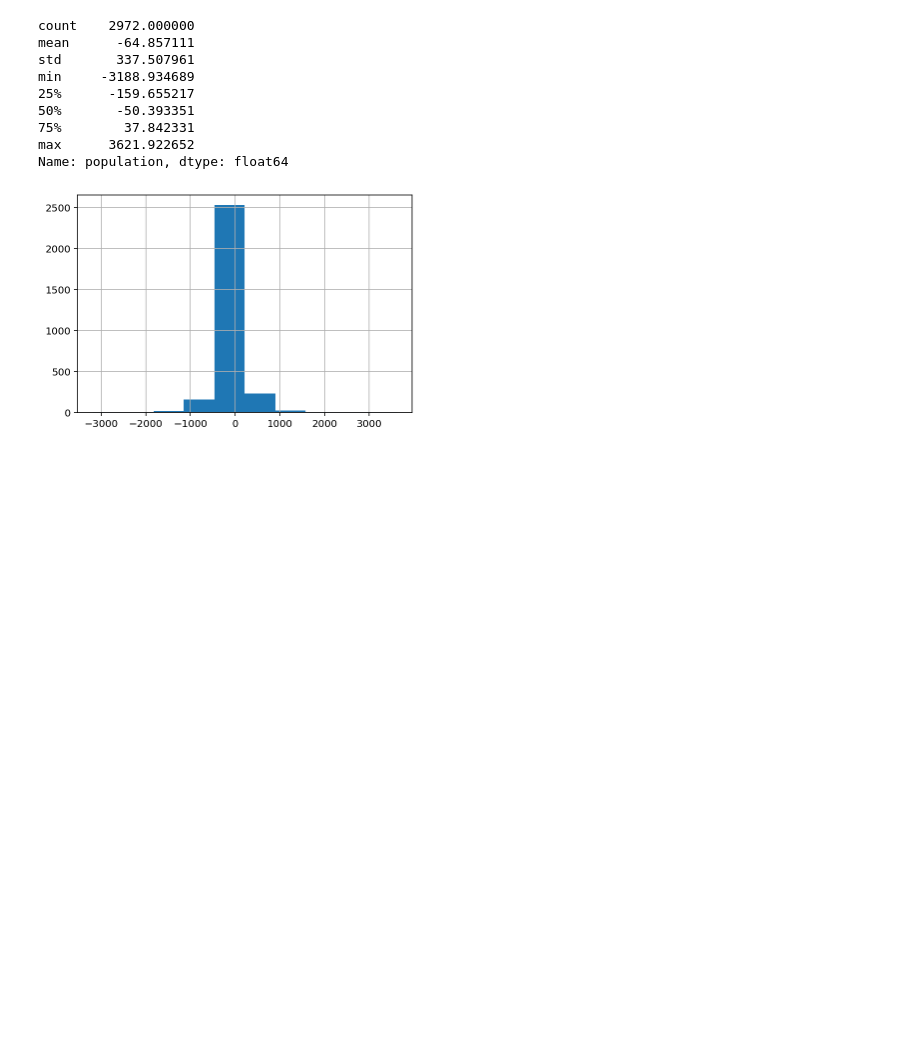
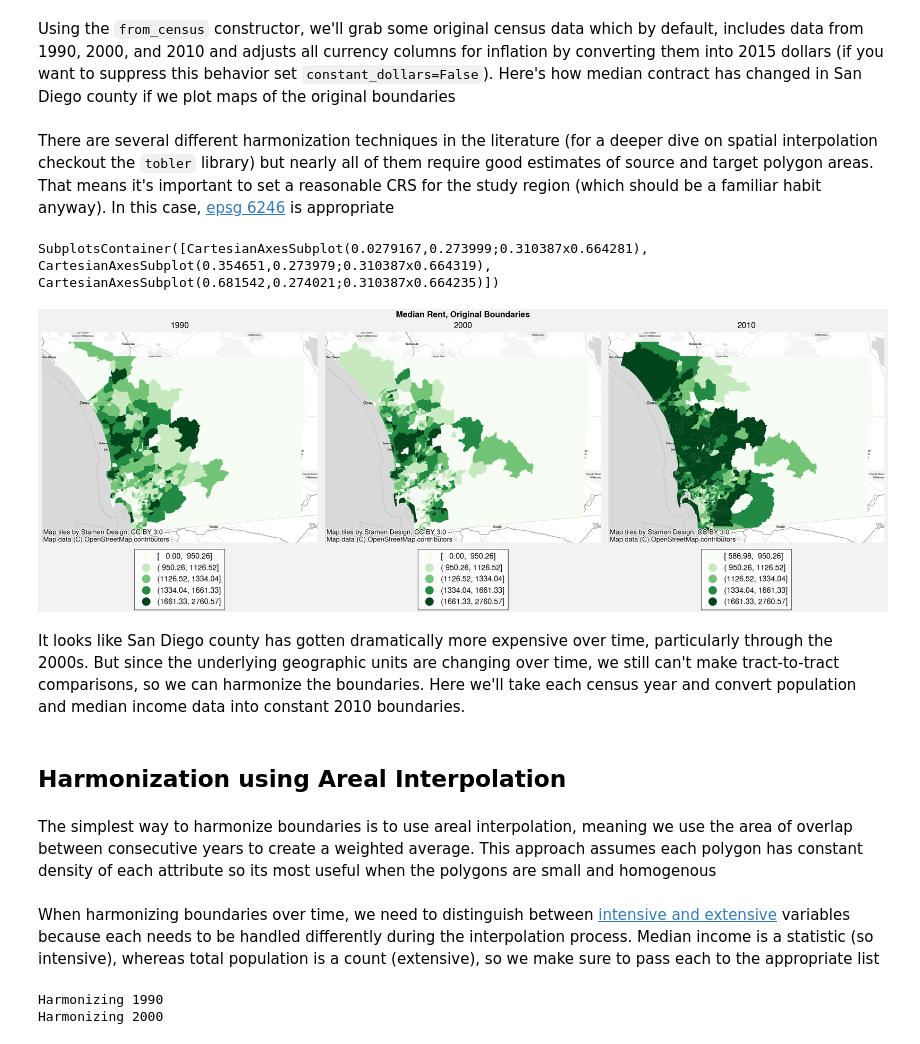
Before and after one commit to spatialucr/geosnap-guide, a Jupyter notebook: _sources/content/03_harmonizing_community_boundaries.ipynb, the cells around one changed output. Cells and saved outputs as stored; diff of their text form; code cells hidden in the pictures; blank space fills up the shorter version.

```diff
--- a/_sources/content/03_harmonizing_community_boundaries.ipynb
+++ b/_sources/content/03_harmonizing_community_boundaries.ipynb
@@ -86,16 +11,36 @@ Name: population, dtype: float64
-# %%
-diff = test.population - interpolated_raster.population
-
-diff.hist()
-diff.describe()
-# %% [output]
-count    2972.000000
-mean      -64.857111
-std       337.507961
-min     -3188.934689
-25%      -159.655217
-50%       -50.393351
-75%        37.842331
-max      3621.922652
-Name: population, dtype: float64
-[figure, removed]
+# %% [markdown]
+Using the `from_census` constructor, we'll grab some original census data which by default, includes data from 1990, 2000, and 2010 and adjusts all currency columns for inflation by converting them into 2015 dollars (if you want to suppress this behavior set `constant_dollars=False`). Here's how median contract has changed in San Diego county if we plot maps of the original boundaries
+# %%
+sd = Community.from_census(county_fips="06073")
+# %% [markdown]
+There are several different harmonization techniques in the literature (for a deeper dive on spatial interpolation checkout the `tobler` library) but nearly all of them require good estimates of source and target polygon areas. That means it's important to set a reasonable CRS for the study region (which should be a familiar habit anyway). In this case, [epsg 6246](https://epsg.io/6246) is appropriate
+# %%
+sd.gdf = sd.gdf.to_crs(6426)
+# %%
+sd.plot_timeseries(
+    "median_contract_rent", title="Median Rent, Original Boundaries",
+    cmap='Greens',
+    dpi=200,
+    figsize=(14,5)
+)
+# %% [output]
+SubplotsContainer([CartesianAxesSubplot(0.0279167,0.273999;0.310387x0.664281), CartesianAxesSubplot(0.354651,0.273979;0.310387x0.664319), CartesianAxesSubplot(0.681542,0.274021;0.310387x0.664235)])
+[figure, added]
+# %% [markdown]
+It looks like San Diego county has gotten dramatically more expensive over time, particularly through the 2000s. But since the underlying geographic units are changing over time, we still can't make tract-to-tract comparisons, so we can harmonize the boundaries. Here we'll take each census year and convert population and median income data into constant 2010 boundaries.
+# %% [markdown]
+## Harmonization using Areal Interpolation
+# %% [markdown]
+The simplest way to harmonize boundaries is to use areal interpolation, meaning we use the area of overlap between consecutive years to create a weighted average. This approach assumes each polygon has constant density of each attribute so its most useful when the polygons are small and homogenous
+# %% [markdown]
+When harmonizing boundaries over time, we need to distinguish between [intensive and extensive](https://en.wikipedia.org/wiki/Intensive_and_extensive_properties) variables because each needs to be handled differently during the interpolation process. Median income is a statistic (so intensive), whereas total population is a count (extensive), so we make sure to pass each to the appropriate list
+# %%
+sd_harm10 = sd.harmonize(
+    intensive_variables=["median_contract_rent", 'p_hispanic_persons'],
+    extensive_variables=["n_total_pop"],
+    weights_method="area",
+    target_year=2010,
+)
+# %% [output]
+Harmonizing 1990
+Harmonizing 2000
```
Also changed, not shown: parts of 31 cells of this notebook, 13 other files.
